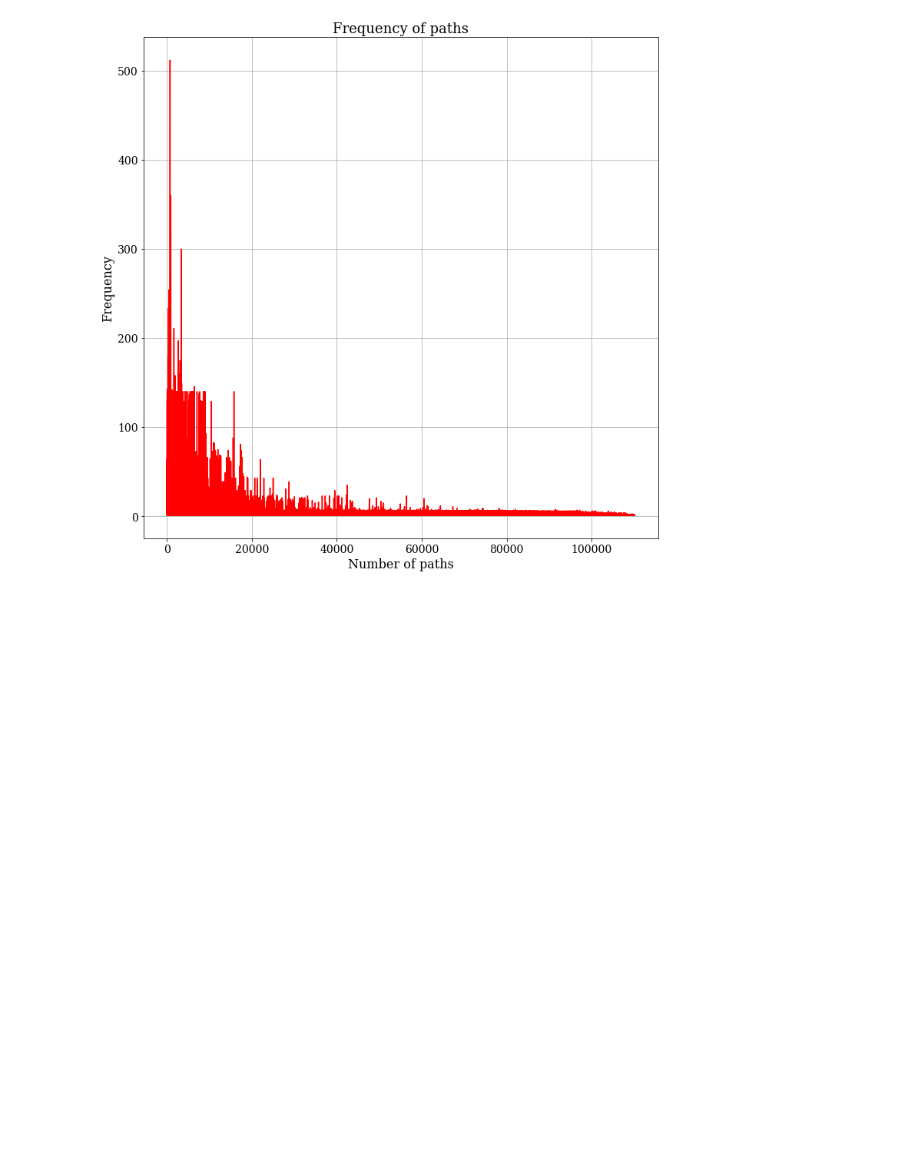
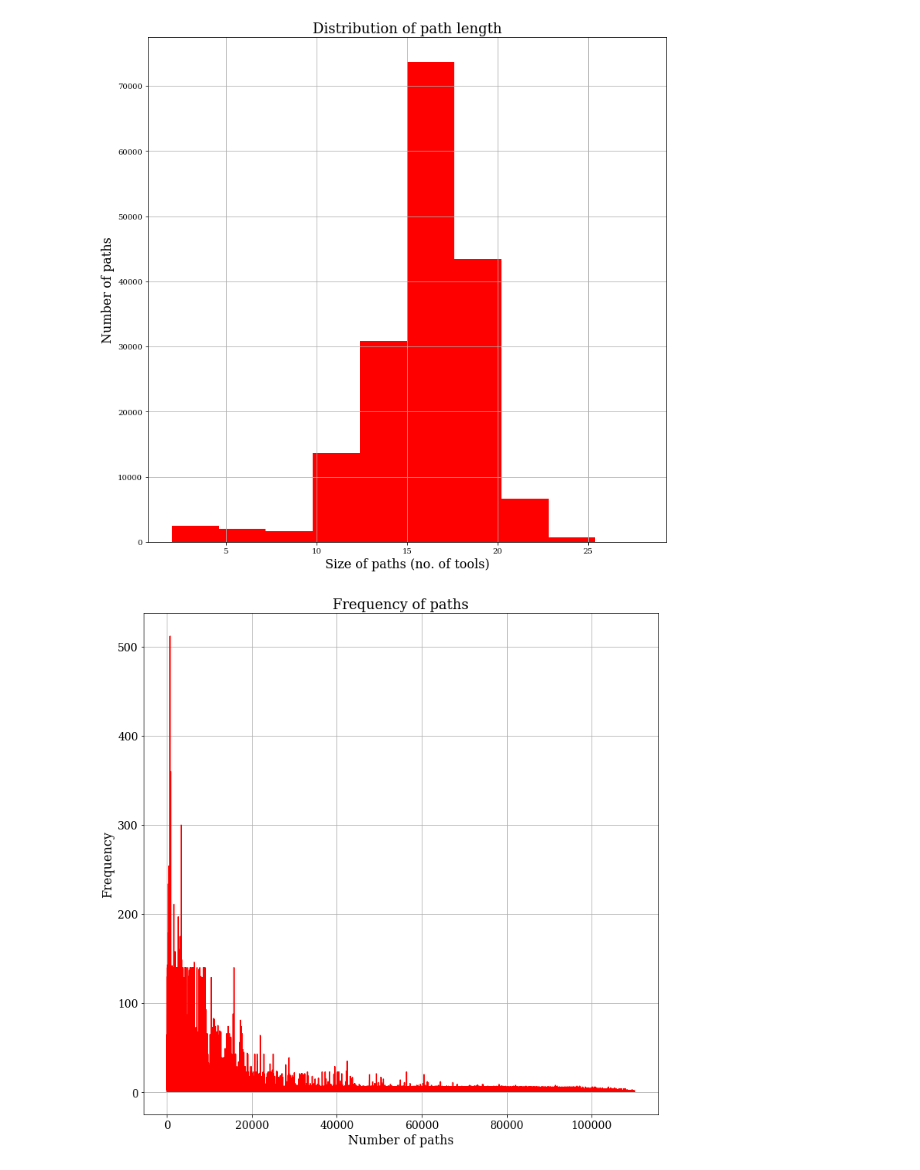
Before and after one commit to anuprulez/similar_galaxy_workflow, a Jupyter notebook: plot_losses_precision.ipynb, the cells around one changed output. Saved outputs shown, nothing was run; the diff lists cells and outputs as text; code cells hidden in the pictures; blank space fills up the shorter version.

```diff
--- a/plot_losses_precision.ipynb
+++ b/plot_losses_precision.ipynb
@@ -66,3 +87,38 @@ def plot_hist_one(x_val1, title, xlabel, ylabel):
+# %%
+import json
+
+def read_file(file_path):
+    with open(file_path, 'r') as data_file:
+        data = json.loads(data_file.read())
+    return data
+
+base_path = "data/evaluate_sigmoid_512_test/"
+
+path_dd = base_path + "paths.txt"
+
+data_dist = read_file(path_dd)
+
+data_dist = list(set(data_dist))
+
+path_length = list()
+
+for item in data_dist:
+    path_length.append(len(item.split(",")))
+
+def plot_hist_dist(x_val1, title, xlabel, ylabel):
+
+    plt.figure(figsize=(12, 12))
+    #x_pos = np.arange(len(x_val1))
+    plt.hist(x_val1, color='r')
+    plt.xlabel(xlabel, size=size_label)
+    plt.ylabel(ylabel, size=size_label)
+    plt.title(title, size=size_title)
+    plt.grid(True)
+    plt.show()
+
+plot_hist_dist(path_length, "Distribution of path length", "Size of paths (no. of tools)", "Number of paths")
+# %% [output]
+[figure, added]
 # %%
 path_freq = read_file("data/for_plots/frequency_paths.txt")
 
```
Also changed, not shown: parts of 3 cells of this notebook, 56 other files.
